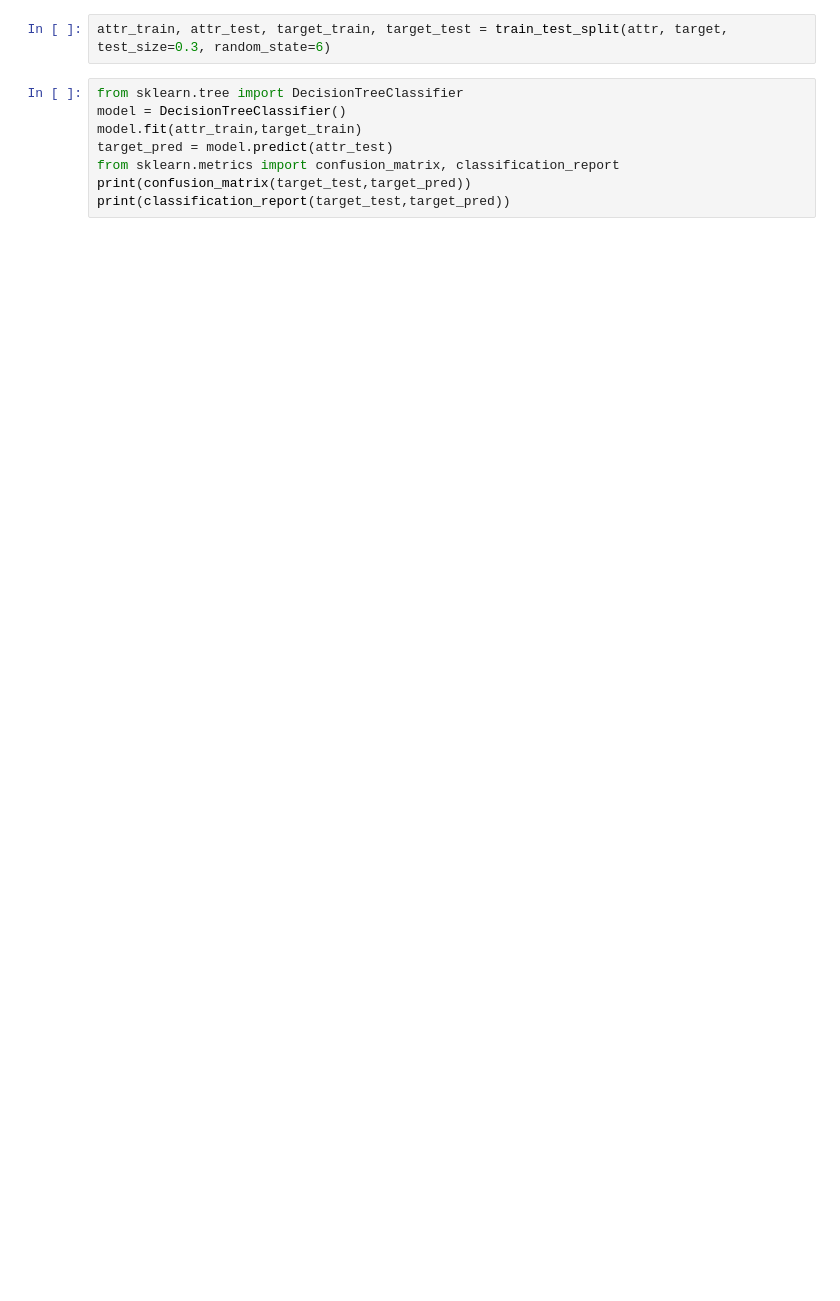
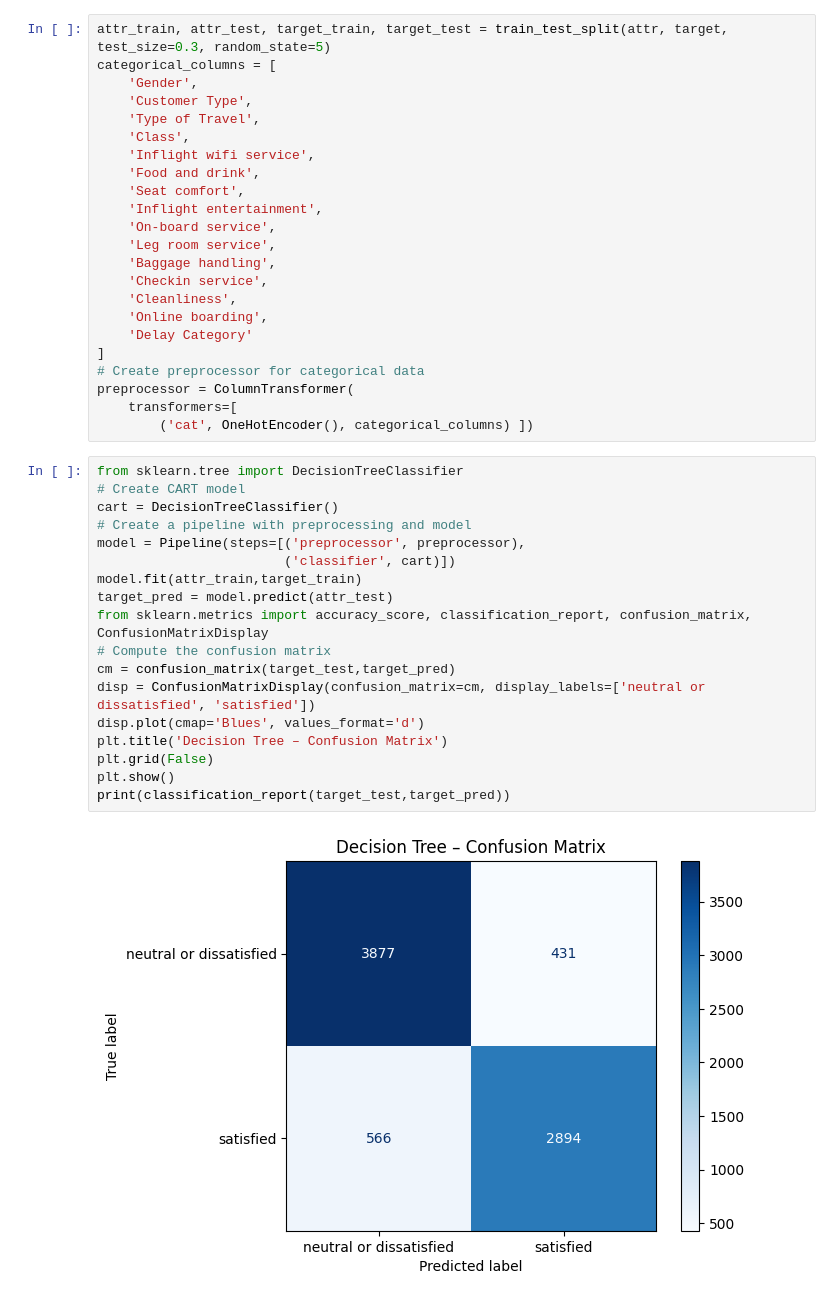
Before and after one commit to Afernan413/CS513_Project, a Jupyter notebook: CART.ipynb, the cells around one changed output. Drawn from its saved outputs; the diff is of its cells as text; blank space fills up the shorter version.

```diff
--- a/CART.ipynb
+++ b/CART.ipynb
@@ -65,11 +95,43 @@ attr.head()
 # %%
-attr_train, attr_test, target_train, target_test = train_test_split(attr, target, test_size=0.3, random_state=6)
+attr_train, attr_test, target_train, target_test = train_test_split(attr, target, test_size=0.3, random_state=5)
+categorical_columns = [
+    'Gender',
+    'Customer Type',
+    'Type of Travel',
+    'Class',
+    'Inflight wifi service',
+    'Food and drink',
+    'Seat comfort',
+    'Inflight entertainment',
+    'On-board service',
+    'Leg room service',
+    'Baggage handling',
+    'Checkin service',
+    'Cleanliness',
+    'Online boarding',
+    'Delay Category'
+]
+# Create preprocessor for categorical data
+preprocessor = ColumnTransformer(
+    transformers=[
+        ('cat', OneHotEncoder(), categorical_columns) ])
 # %%
 from sklearn.tree import DecisionTreeClassifier
-model = DecisionTreeClassifier()
+# Create CART model
+cart = DecisionTreeClassifier()
+# Create a pipeline with preprocessing and model
+model = Pipeline(steps=[('preprocessor', preprocessor),
+                        ('classifier', cart)])
 model.fit(attr_train,target_train)
 target_pred = model.predict(attr_test)
-from sklearn.metrics import confusion_matrix, classification_report
-print(confusion_matrix(target_test,target_pred))
+from sklearn.metrics import accuracy_score, classification_report, confusion_matrix, ConfusionMatrixDisplay
+# Compute the confusion matrix
+cm = confusion_matrix(target_test,target_pred)
+disp = ConfusionMatrixDisplay(confusion_matrix=cm, display_labels=['neutral or dissatisfied', 'satisfied'])
+disp.plot(cmap='Blues', values_format='d')
+plt.title('Decision Tree – Confusion Matrix')
+plt.grid(False)
+plt.show()
 print(classification_report(target_test,target_pred))
 # %% [output]
+[figure, added]
```
Also changed, not shown: parts of 7 cells of this notebook, 1 other file.
